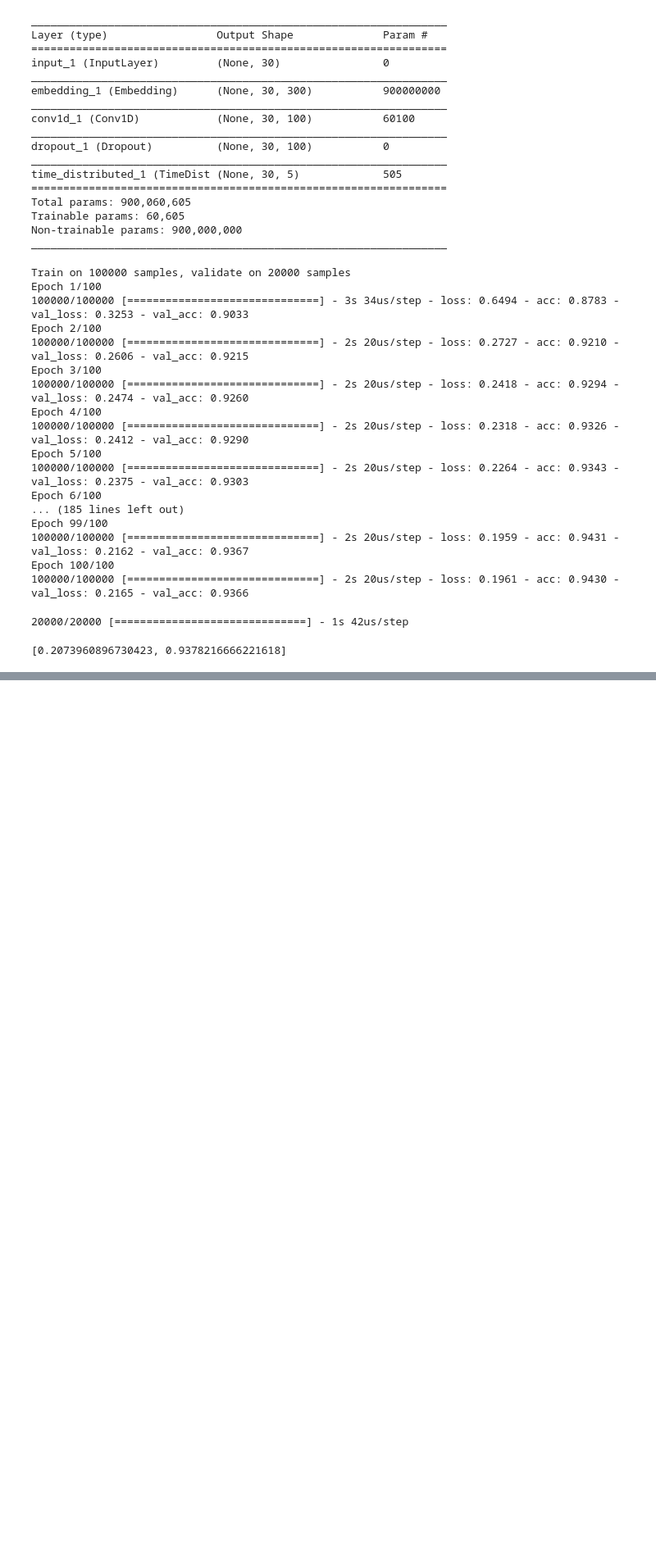
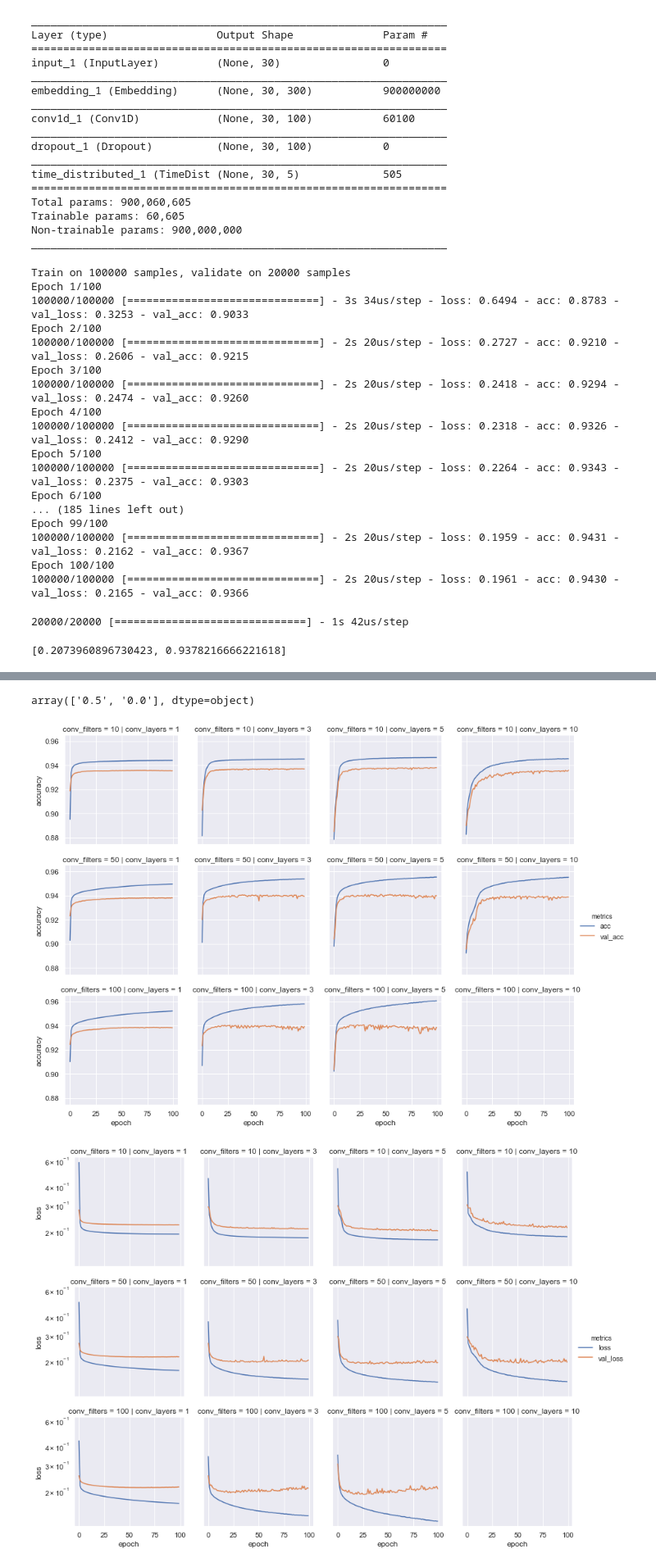
Before and after one commit to emikokic/thesis, a Jupyter notebook: notebooks/supervised_baselines.ipynb, the cells around one changed output, grey strips where cells are left out. Shown: that part at 82% size. Drawn from its saved outputs; the diff is of its cells as text; code cells hidden in the pictures; blank space fills up the shorter version.

```diff
--- a/notebooks/supervised_baselines.ipynb
+++ b/notebooks/supervised_baselines.ipynb
@@ -637,0 +628,13 @@ performance
+# %%
+exp_dirs = glob.glob('../models/experiments/seq_tag_cnn_depth_supervised*')
+df_list = []
+for exp_dir in exp_dirs:
+    df = pd.read_csv(exp_dir + '/' + 'train_logs.csv')
+    exp_name = exp_dir.split('experiments/')[1]
+    df['exp_name'] = exp_name
+    df['train_examples_rate'] = exp_name.split('train_examples_rate_')[1].split('_')[0]
+    df['conv_layers'] = exp_name.split('conv_layers_')[1].split('_')[0]
+    df['conv_filters'] = exp_name.split('conv_filters_')[1].split('_')[0]
+    df['l2'] = exp_name.split('l2_')[1].split('_')[0]
+    df_list.append(df)
+df = pd.concat(df_list, axis = 0, ignore_index = True)
@@ -637,0 +643,30 @@ performance
+# %%
+conv_layers_1.l2.unique()
+# %% [output]
+array(['0.5', '0.0'], dtype=object)
+# %%
+reg_0 = df[df.l2 == '0.0']
+reg_0_5 = df[df.l2 == '0.5']
+# %%
+def plotear(df):
+    acc_train_val = df.filter(items=['epoch', 'acc', 'val_acc', 'conv_layers', 'conv_filters'])
+    loss_train_val = df.filter(items=['epoch', 'loss', 'val_loss', 'conv_layers', 'conv_filters'])
+    acc_train_val = acc_train_val.melt(id_vars=['epoch', 'conv_layers', 'conv_filters'],
+                                       var_name='metrics', value_name='accuracy')
+    loss_train_val = loss_train_val.melt(id_vars=['epoch', 'conv_layers', 'conv_filters'],
+                                         var_name='metrics', value_name='loss')
+    sns.set(style='darkgrid')
+    g = sns.FacetGrid(acc_train_val, row='conv_filters', col='conv_layers', hue='metrics',
+                      row_order=['10', '50', '100'],
+                      col_order=['1', '3', '5', '10'])
+    g.map(plt.plot, 'epoch', 'accuracy').add_legend()
+    g = sns.FacetGrid(loss_train_val, row='conv_filters', col='conv_layers', hue='metrics',
+                      row_order=['10', '50', '100'],
+                      col_order=['1', '3', '5', '10'])
+    plt.yscale('log') # ['linear' | 'log' | 'logit' | 'symlog']
+    g.map(plt.plot, 'epoch', 'loss').add_legend()
+# %%
+plotear(reg_0)
+# %% [output]
+[figure, added]
+[figure, added]
```
Also changed, not shown: parts of 6 cells of this notebook, 7 other files.
